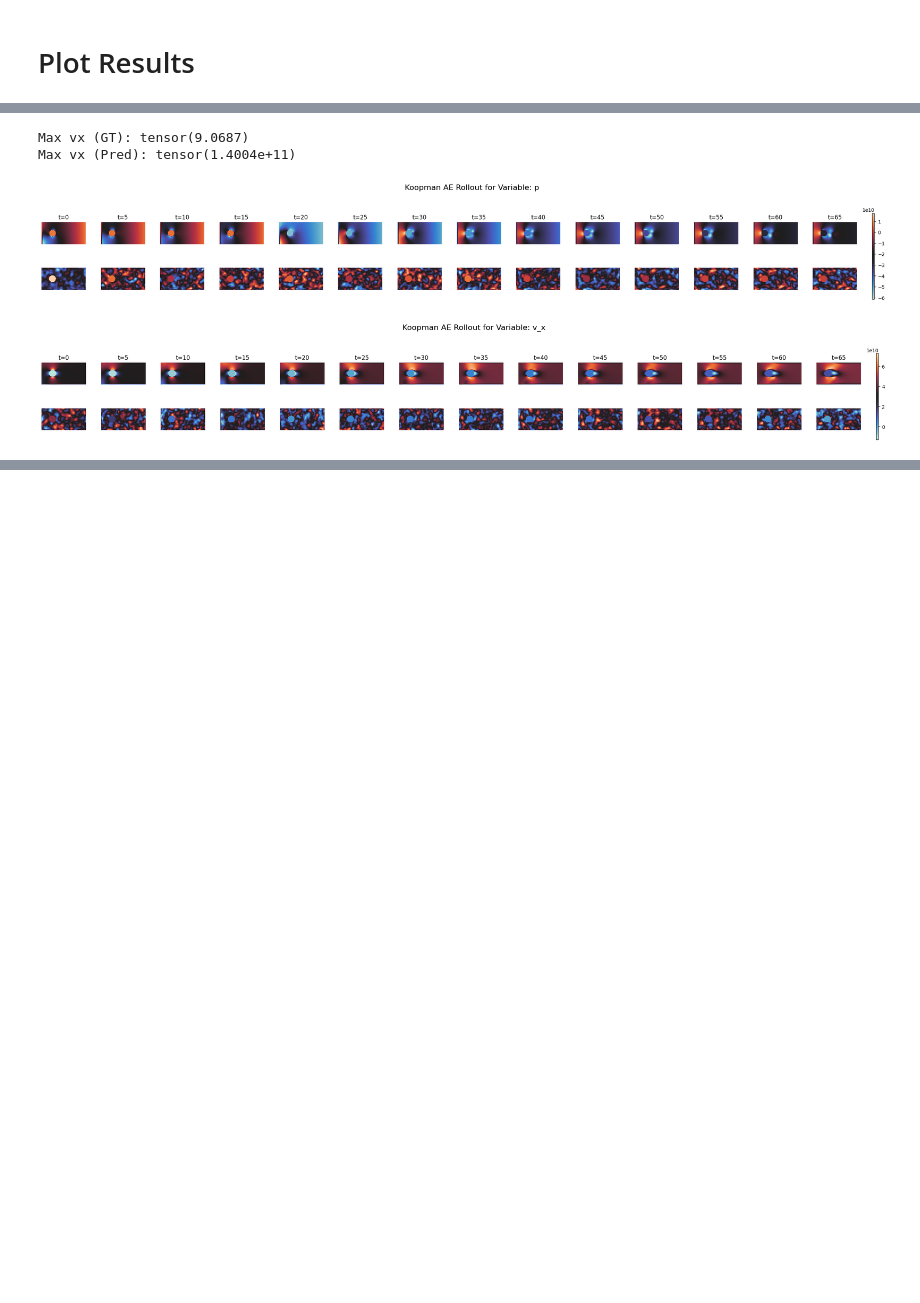
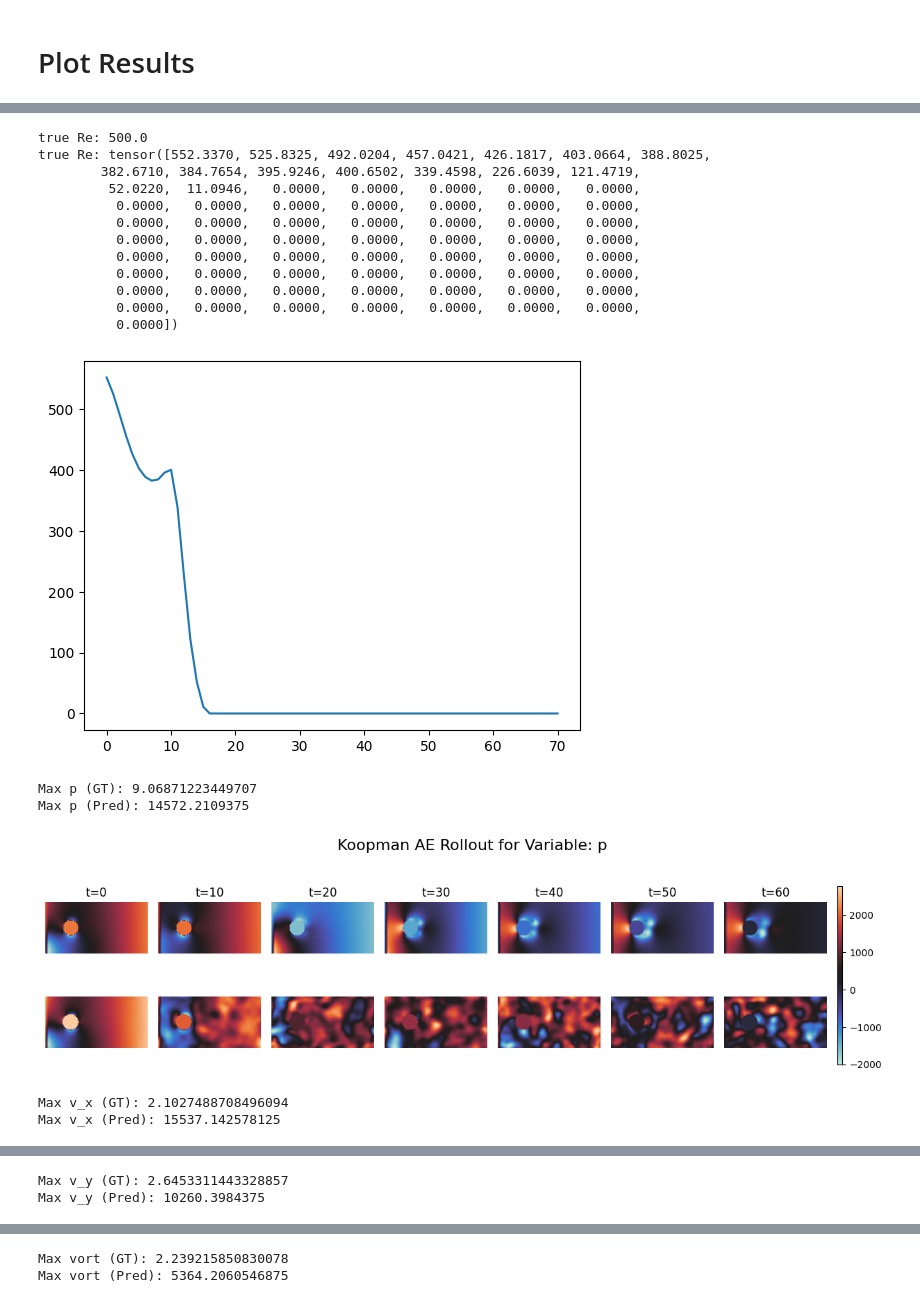
Before and after one commit to rg625/ocean_forecasting, a Jupyter notebook: koopman_autoencoder/test.ipynb, the cells around one changed output, grey strips where cells are left out. Saved outputs shown, nothing was run; the diff lists cells and outputs as text; code cells hidden in the pictures; blank space fills up the shorter version.

```diff
--- a/koopman_autoencoder/test.ipynb
+++ b/koopman_autoencoder/test.ipynb
@@ -30,7 +30,7 @@ config['training']['use_checkpoint'] = False  # Don't checkpoint during testing
 
 dataset_class, dataset_kwargs = get_dataset_class_and_kwargs(config)
 train_dataset, val_dataset, test_dataset = load_datasets(config, dataset_class, dataset_kwargs)
-_, _, test_loader = create_dataloaders(
+train_loader, val_loader, test_loader = create_dataloaders(
     train_dataset=train_dataset,
     val_dataset=val_dataset,
     test_dataset=test_dataset,
@@ -94,12 +94,13 @@ def run_long_rollout(model, input_seq, rollout_steps):
     with torch.no_grad():
         out = model(input_seq, seq_length=rollout_steps)
 
-    return out.x_preds.cpu()  # [T+rollout_steps, C, H, W]
+    return out  # [T+rollout_steps, C, H, W]
 # %% [markdown]
 #  Visualize
 # %%
 input_seq, ground_truth = test_dataset.__getitem__((0, ROLL_OUT_STEPS))  # [T, C, H, W]
 
-predicted_seq = run_long_rollout(model, input_seq, ROLL_OUT_STEPS)
-print(predicted_seq)
+total_predicted_seq = run_long_rollout(model, input_seq, ROLL_OUT_STEPS)
+predicted_seq = total_predicted_seq.x_preds.cpu()
+print(total_predicted_seq)
 # %% [output]
@@ -138,12 +148,12 @@ def plot_rollout(gt_dict, pred_dict, variable_name, frame_stride=5):
     gt = gt_dict[variable_name]  # shape: [T, H, W]
     pred = pred_dict[variable_name]  # shape: [T, H, W]
 
-    print("Max vx (GT):", gt.max())
-    print("Max vx (Pred):", pred.max())
+    print(f"Max {variable_name} (GT): {gt.max()}")
+    print(f"Max {variable_name} (Pred): {pred.max()}" )
 
     num_frames = min(gt.shape[0], pred.shape[0])
     indices = list(range(0, num_frames, frame_stride))
-    num_plots = max(len(indices), 10)
+    num_plots = min(len(indices), 15)
 
     fig = plt.figure(figsize=(1.8 * num_plots, 6))
     spec = gridspec.GridSpec(2, num_plots + 1, width_ratios=[1] * num_plots + [0.05])
@@ -212,20 +225,38 @@ Long Rollout SSIM Metric: 0.5425
 # %%
-plot_rollout(ground_truth.cpu(), predicted_seq.cpu(), variable_name="p")
-plot_rollout(ground_truth.cpu(), predicted_seq.cpu(), variable_name="v_x")
-plot_rollout(ground_truth.cpu(), predicted_seq.cpu(), variable_name="v_y")
+print(f'true Re: {ground_truth["Re"]}')
+print(f'true Re: {total_predicted_seq.reynolds.squeeze().cpu()}')
+plt.plot(total_predicted_seq.reynolds.squeeze().cpu())
+plt.show()
+plot_rollout(ground_truth.cpu(), predicted_seq.cpu(), variable_name="p", frame_stride=10)
+plot_rollout(ground_truth.cpu(), predicted_seq.cpu(), variable_name="v_x", frame_stride=10)
+plot_rollout(ground_truth.cpu(), predicted_seq.cpu(), variable_name="v_y", frame_stride=10)
 
 # Compute vorticity from vx and vy
 vort_gt = compute_vorticity(ground_truth["v_x"], ground_truth["v_y"])
 vort_pred = compute_vorticity(predicted_seq["v_x"], predicted_seq["v_y"])
 
 # Add derived vorticity to the TensorDicts
 ground_truth["vort"] = vort_gt
 predicted_seq["vort"] = vort_pred
 
 # Plot vorticity
-plot_rollout(ground_truth.cpu(), predicted_seq.cpu(), variable_name="vort")
+plot_rollout(ground_truth.cpu(), predicted_seq.cpu(), variable_name="vort", frame_stride=8)
 # %% [output]
-Max vx (GT): tensor(9.0687)
-Max vx (Pred): tensor(1.4004e+11)
+true Re: 500.0
+true Re: tensor([552.3370, 525.8325, 492.0204, 457.0421, 426.1817, 403.0664, 388.8025,
+        382.6710, 384.7654, 395.9246, 400.6502, 339.4598, 226.6039, 121.4719,
+         52.0220,  11.0946,   0.0000,   0.0000,   0.0000,   0.0000,   0.0000,
+          0.0000,   0.0000,   0.0000,   0.0000,   0.0000,   0.0000,   0.0000,
+          0.0000,   0.0000,   0.0000,   0.0000,   0.0000,   0.0000,   0.0000,
+          0.0000,   0.0000,   0.0000,   0.0000,   0.0000,   0.0000,   0.0000,
+          0.0000,   0.0000,   0.0000,   0.0000,   0.0000,   0.0000,   0.0000,
+          0.0000,   0.0000,   0.0000,   0.0000,   0.0000,   0.0000,   0.0000,
+          0.0000,   0.0000,   0.0000,   0.0000,   0.0000,   0.0000,   0.0000,
+          0.0000,   0.0000,   0.0000,   0.0000,   0.0000,   0.0000,   0.0000,
+          0.0000])
-[figure, old version]
+[figure, new version]
+Max p (GT): 9.06871223449707
+Max p (Pred): 14572.2109375
-[figure, old version]
+[figure, new version]
+Max v_x (GT): 2.1027488708496094
+Max v_x (Pred): 15537.142578125
@@ -232,0 +264,2 @@ Max vx (Pred): tensor(1.4004e+11)
+Max v_y (GT): 2.6453311443328857
+Max v_y (Pred): 10260.3984375
@@ -233,0 +267,2 @@ Max vx (Pred): tensor(1.4004e+11)
+Max vort (GT): 2.239215850830078
+Max vort (Pred): 5364.2060546875
```
Also changed, not shown: parts of 4 cells of this notebook, 1 other file.
